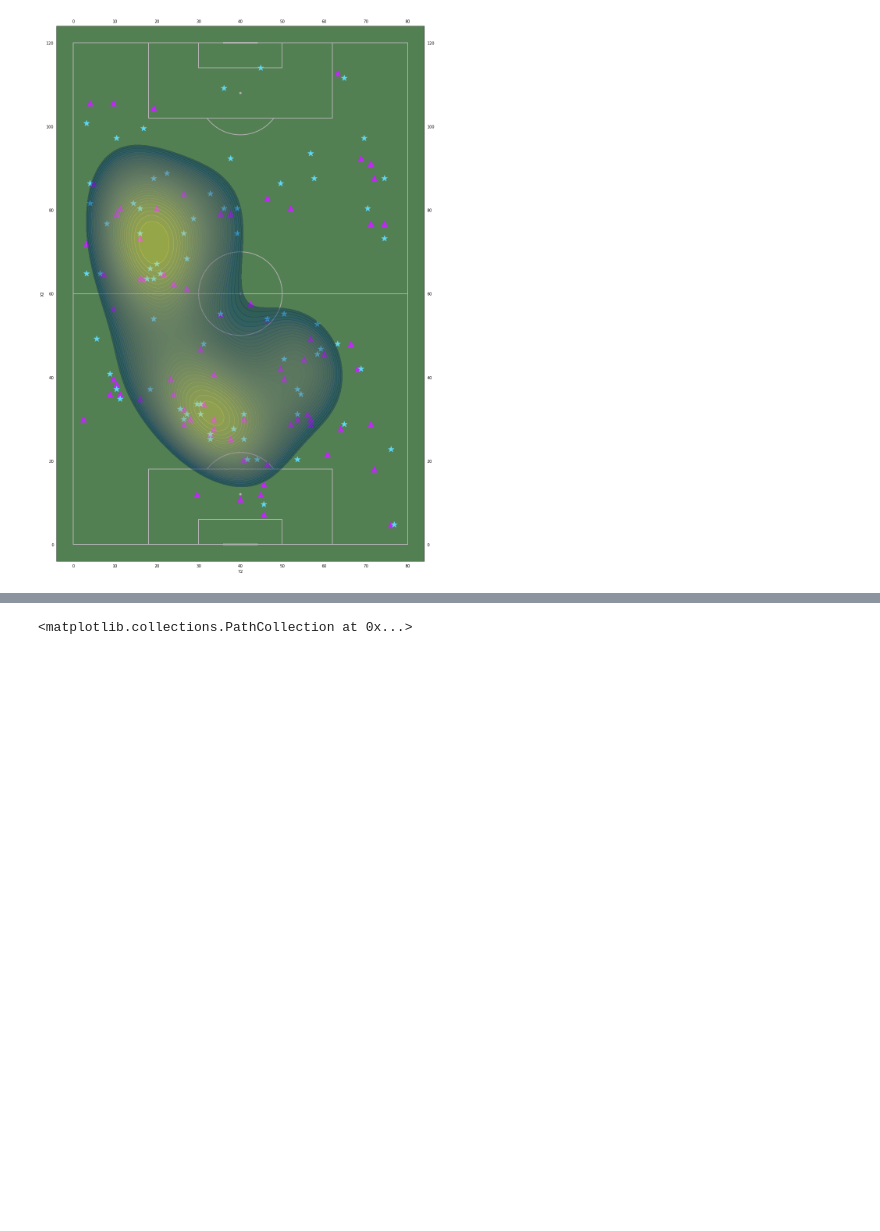
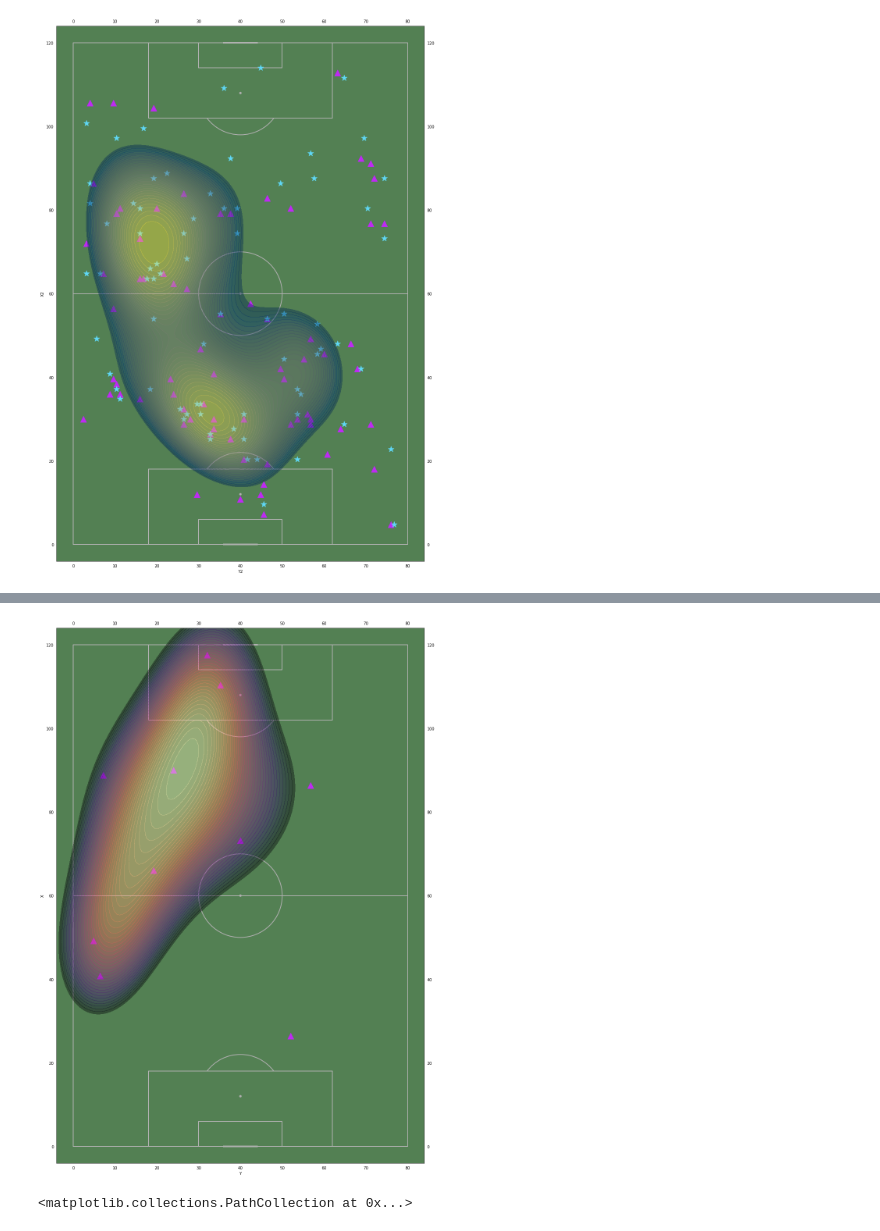
Before and after one commit to GookGai/Football_Thaileague_Analysis, a Jupyter notebook: Thaileague2021/match8/Untitled.ipynb, the cells around one changed output, grey strips where cells are left out. Saved outputs shown, nothing was run; the diff lists cells and outputs as text; code cells hidden in the pictures; blank space fills up the shorter version.

```diff
--- a/Thaileague2021/match8/Untitled.ipynb
+++ b/Thaileague2021/match8/Untitled.ipynb
@@ -183,3 +196,15 @@ kde = sns.kdeplot(x = dataAwayPass['Y2'], y = dataAwayPass['X2'],
+# %%
+pitch = VerticalPitch(pitch_length=100, pitch_width=100,
+              axis=True, label=True,pitch_color = '#538053',half=False)
+fig,ax =pitch.draw(figsize =(40,20))
+
+plt.scatter(dataAwayDef['Y'],dataAwayDef['X'],c='#BE2AF3',s = 250,marker = "^")
+
+kde = sns.kdeplot(x = dataAwayDef['Y'], y = dataAwayDef['X'],
+                  fill = True,shade_lowest= False,common_grid= True,
+                  alpha=.4,thresh=.5,n_levels=40,cmap = 'magma')
+# %% [output]
+[figure, added]
 # %%
 pitch = VerticalPitch(pitch_length=100, pitch_width=100,
               axis=True, label=True,pitch_color = '#538053',half=False)
```
Also changed, not shown: parts of 2 cells of this notebook, 2 other files.
